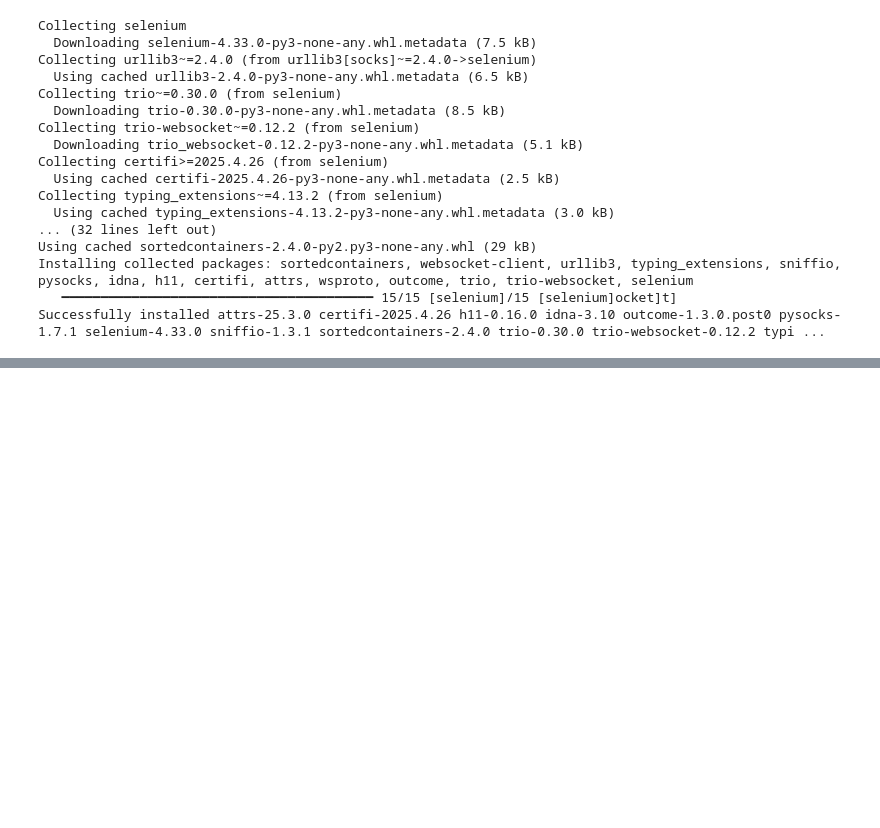
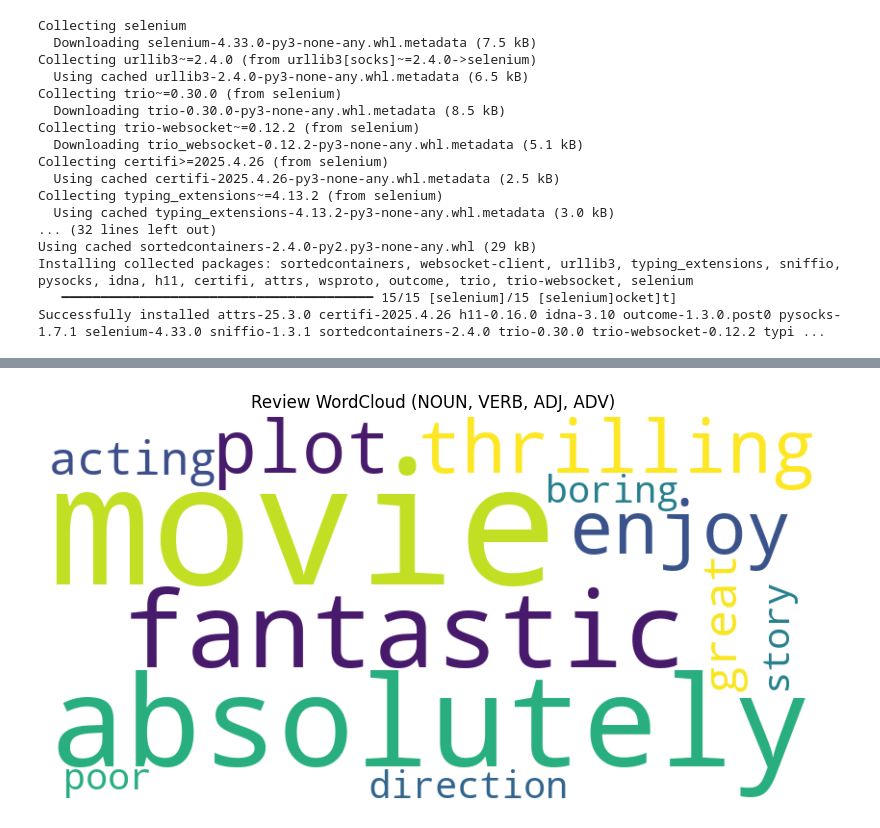
Before and after one commit to ejung2017/pandaspractice, a Jupyter notebook: crawling_amazon.ipynb, the cells around one changed output, grey strips where cells are left out. Drawn from its saved outputs; the diff is of its cells as text; code cells hidden in the pictures; blank space fills up the shorter version.

```diff
--- a/crawling_amazon.ipynb
+++ b/crawling_amazon.ipynb
@@ -136,0 +263,14 @@ df
+# %%
+
+import spacy
+
+# 영어 모델 로드
+nlp = spacy.load("en_core_web_sm")
+
+# 분석 대상 품사
+target_pos = ["NOUN", "VERB", "ADJ", "ADV"]
+
+# 형태소 추출 함수
+def extract_morphemes(text):
+    doc = nlp(text)
+    return [token.lemma_ for token in doc if token.pos_ in target_pos and not token.is_stop]
@@ -136,0 +327,5 @@ df
+# %%
+# 적용
+df["morphemes"] = df["review"].apply(extract_morphemes)
+df
+# print(df[["review", "morphemes"]])
@@ -136,0 +337,2 @@ df
+# %%
+word_list = df['morphemes'].sum()
@@ -136,0 +354,3 @@ df
+# %%
+text_for_wordcloud = ' '.join(word_list)
+text_for_wordcloud
@@ -136,0 +378,15 @@ df
+# %%
+from wordcloud import WordCloud
+import matplotlib.pyplot as plt
+
+# 워드 클라우드 생성
+wc = WordCloud(width=800, height=400, background_color="white").generate(text_for_wordcloud)
+
+# 시각화
+plt.figure(figsize=(10, 5))
+plt.imshow(wc, interpolation='bilinear')
+plt.axis("off")
+plt.title("Review WordCloud (NOUN, VERB, ADJ, ADV)")
+plt.show()
+# %% [output]
+[figure, added]
```
Also changed, not shown: parts of 73 cells of this notebook, 2 other files.
